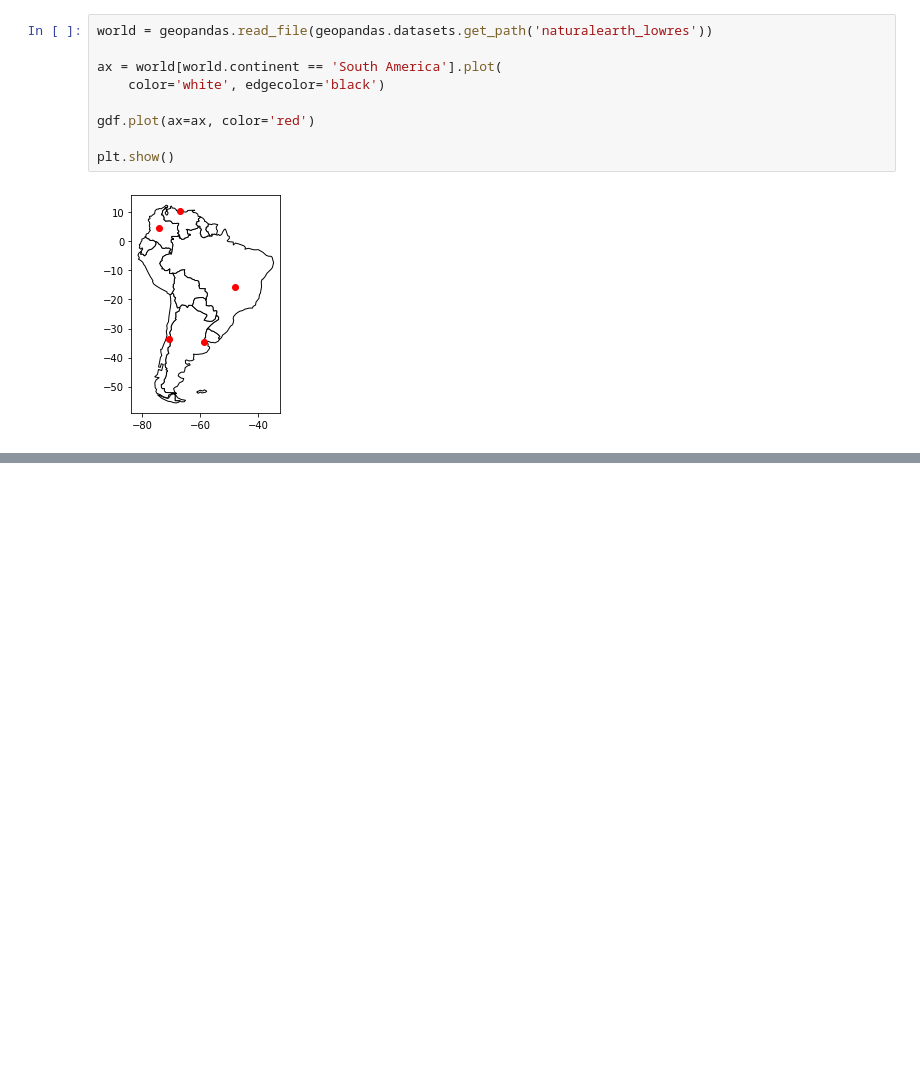
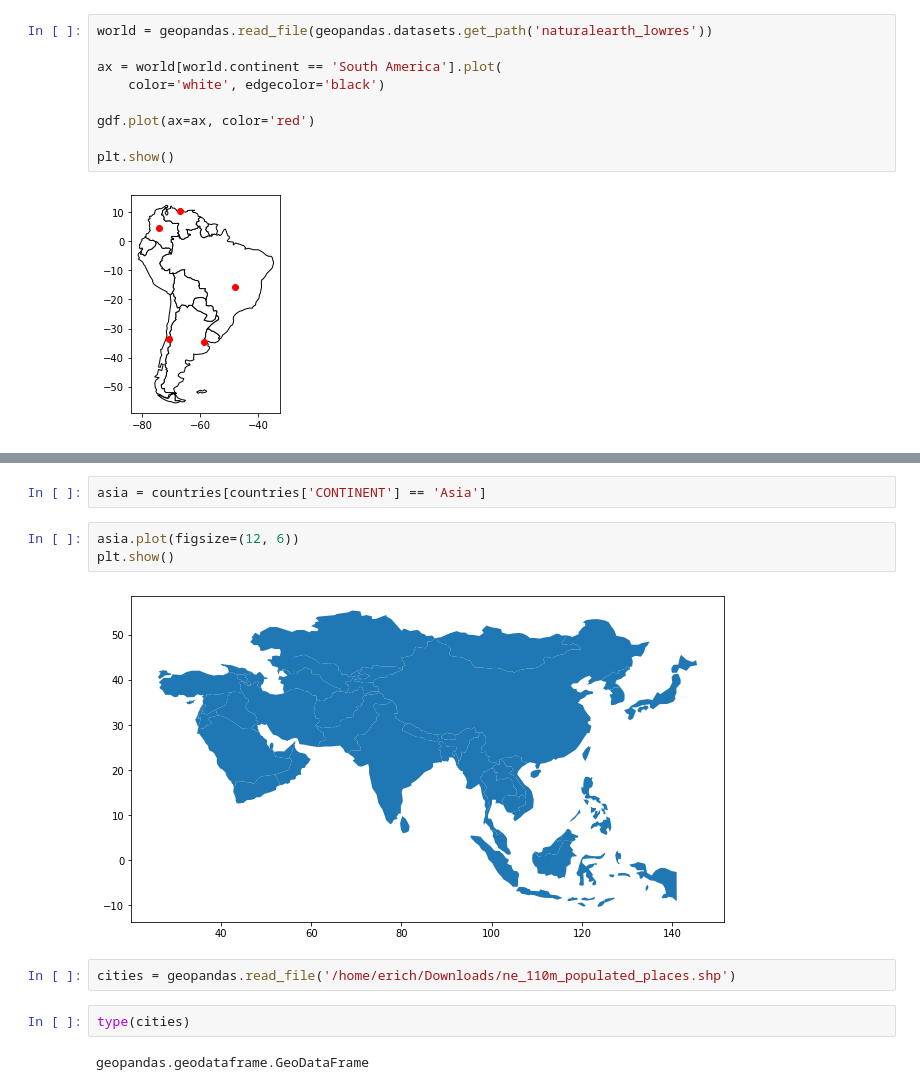
Before and after one commit to erichenschel/pluralSight_featureEngineering, a Jupyter notebook: WorkingWithGeospatialData.ipynb, the cells around one changed output, grey strips where cells are left out. Cells and saved outputs as stored; diff of their text form; blank space fills up the shorter version.

```diff
--- a/WorkingWithGeospatialData.ipynb
+++ b/WorkingWithGeospatialData.ipynb
@@ -51,0 +96,13 @@ countries = geopandas.read_file('')
+# %%
+asia = countries[countries['CONTINENT'] == 'Asia']
+# %%
+asia.plot(figsize=(12, 6))
+plt.show()
+# %% [output]
+[figure, added]
+# %%
+cities = geopandas.read_file('/home/erich/Downloads/ne_110m_populated_places.shp')
+# %%
+type(cities)
+# %% [output]
+geopandas.geodataframe.GeoDataFrame
```
Also changed, not shown: parts of 13 cells of this notebook.
